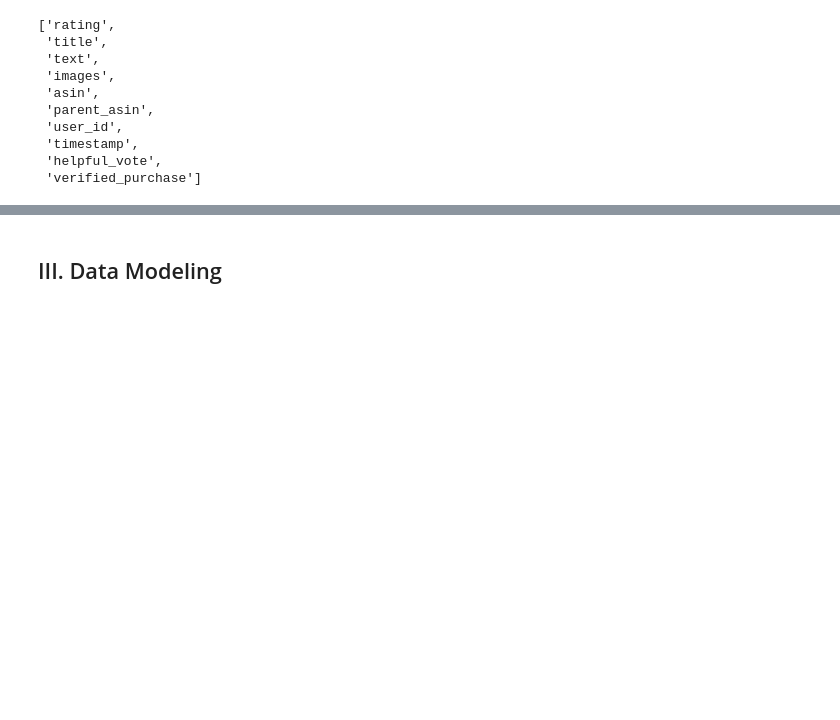
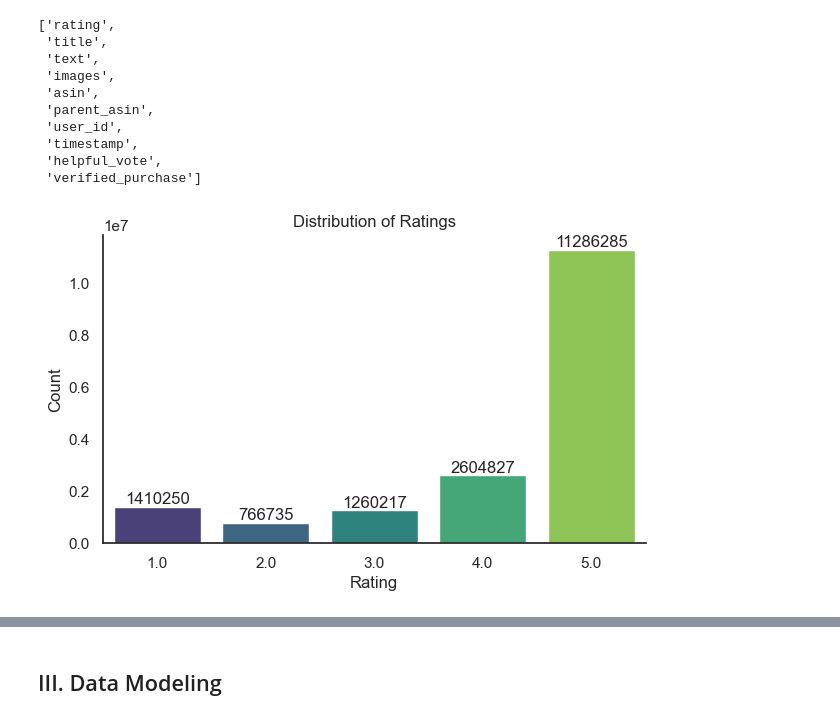
Before and after one commit to jordipham/CSE158_assign2, a Jupyter notebook: main.ipynb, the cells around one changed output, grey strips where cells are left out. Cells and saved outputs as stored; diff of their text form; code cells hidden in the pictures; blank space fills up the shorter version.

Commit message:
more plots

```diff
--- a/main.ipynb
+++ b/main.ipynb
@@ -235,24 +235,25 @@ list(mtv_frame.columns)
  'helpful_vote',
  'verified_purchase']
 # %%
-sns.set_theme(style="darkgrid")
-
+sns.set_style("white")
 plt.figure(figsize=(7,4))
 ax = sns.countplot(data=mtv_frame, x="rating", palette="viridis")
 sns.despine()
 
-# Add counts above bars
+# add counts above bars
 for p in ax.patches:
     height = int(p.get_height())
     ax.annotate(
         f'{height}',
         (p.get_x() + p.get_width() / 2, height),
         ha='center', va='bottom'
     )
 
 plt.title("Distribution of Ratings")
 plt.xlabel("Rating")
 plt.ylabel("Count")
 plt.show()
+# %% [output]
+[figure, added]
 # %%
 plt.figure(figsize=(5,4))
```
Also changed, not shown: parts of 4 cells of this notebook.
